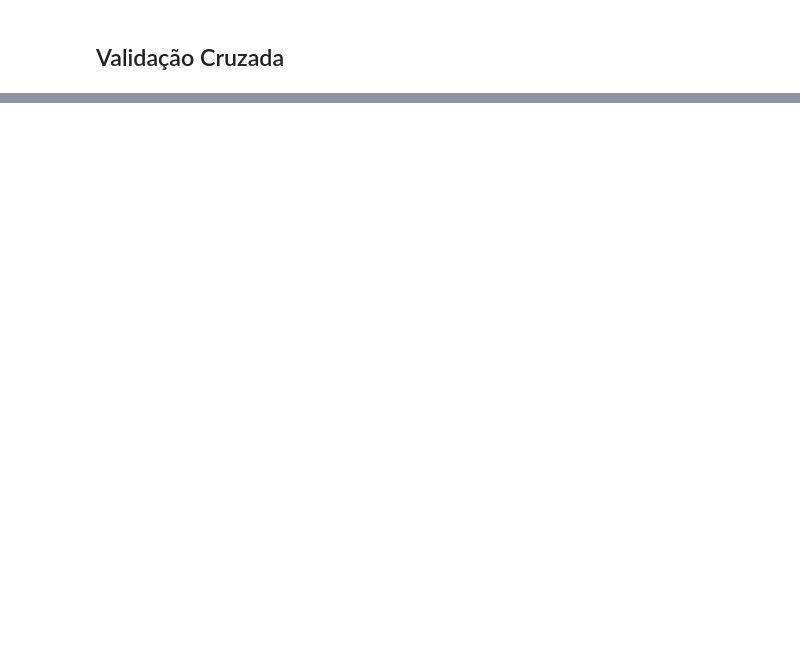
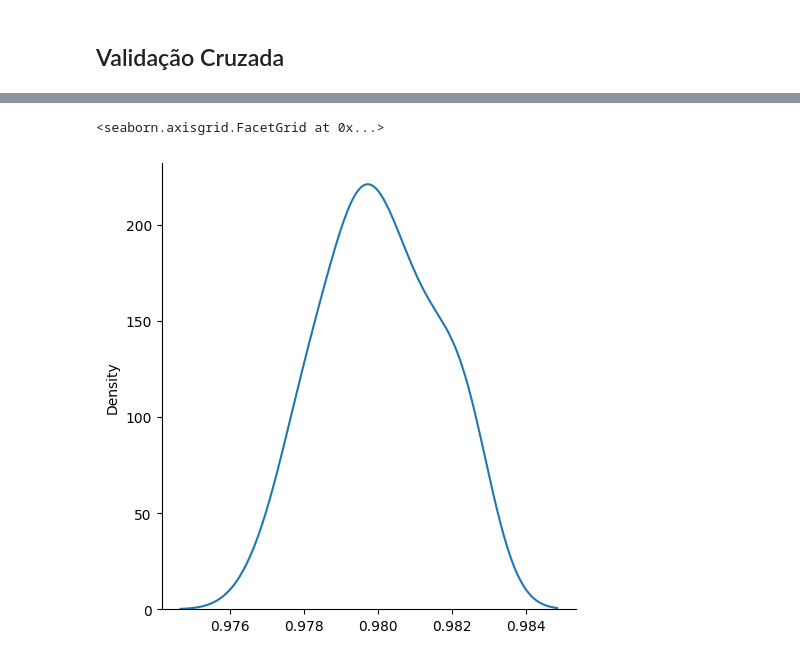
Before and after one commit to Josearthur266/Aprendendo_Machine_Learning, a Jupyter notebook: Avaliacao_de_algoritmo_classificacao/classificacao_algoritmo.ipynb, the cells around one changed output, grey strips where cells are left out. Saved outputs shown, nothing was run; the diff lists cells and outputs as text; code cells hidden in the pictures; blank space fills up the shorter version.

```diff
--- a/Avaliacao_de_algoritmo_classificacao/classificacao_algoritmo.ipynb
+++ b/Avaliacao_de_algoritmo_classificacao/classificacao_algoritmo.ipynb
@@ -285,0 +312,5 @@ dtype: float64
+# %%
+sns.displot(resultados_knn, kind = 'kde')
+# %% [output]
+<seaborn.axisgrid.FacetGrid at 0x...>
+[figure, added]
```
Also changed, not shown: parts of 17 cells of this notebook.
